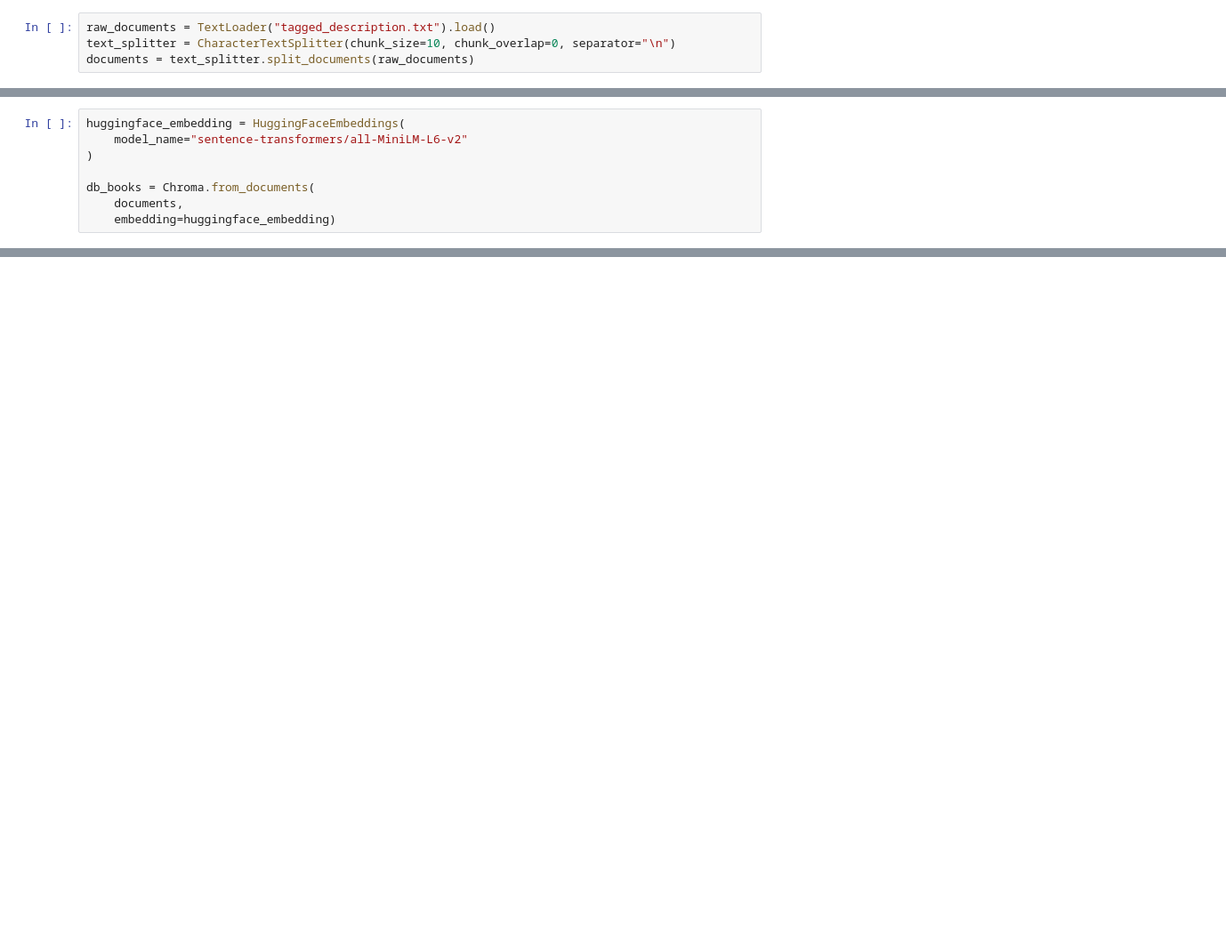
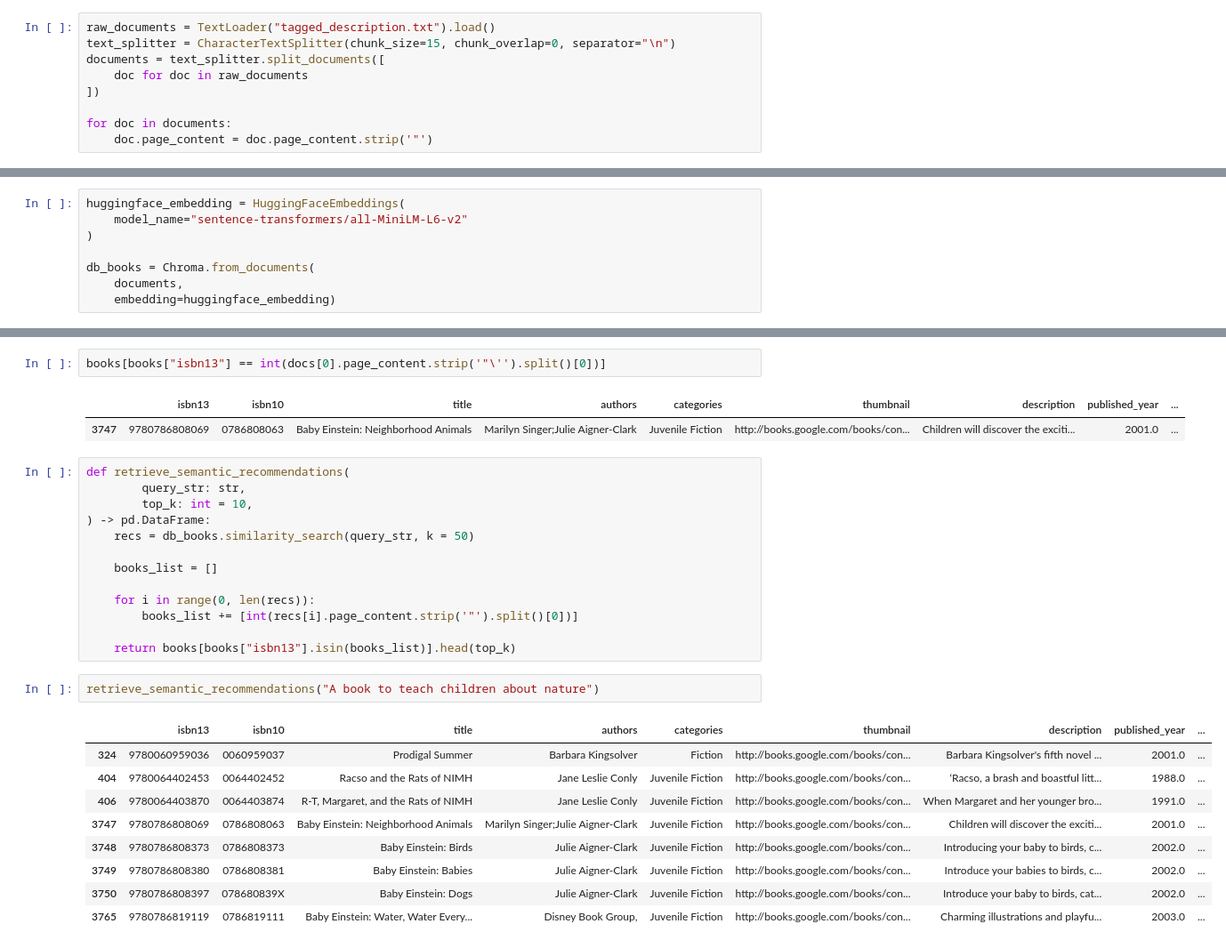
Before and after one commit to settivishal/book-recommender, a Jupyter notebook: vector-search.ipynb, the cells around one changed output, grey strips where cells are left out. Shown at 89% size. Drawn from its saved outputs; the diff is of its cells as text; blank space fills up the shorter version.

Commit message:
retrieve semantic recommendations with query

```diff
--- a/vector-search.ipynb
+++ b/vector-search.ipynb
@@ -52,6 +52,11 @@ books["tagged_description"].to_csv("tagged_description.txt",
                                    header = False)
 # %%
 raw_documents = TextLoader("tagged_description.txt").load()
-text_splitter = CharacterTextSplitter(chunk_size=10, chunk_overlap=0, separator="\n")
-documents = text_splitter.split_documents(raw_documents)
+text_splitter = CharacterTextSplitter(chunk_size=15, chunk_overlap=0, separator="\n")
+documents = text_splitter.split_documents([
+    doc for doc in raw_documents
+])
+
+for doc in documents:
+    doc.page_content = doc.page_content.strip('"')
 # %% [output]
@@ -101,0 +107,30 @@ docs
+# %%
+books[books["isbn13"] == int(docs[0].page_content.strip('"\'').split()[0])]
+# %% [output]
+|  | isbn13 | isbn10 | title | authors | categories | thumbnail | description | published_year | ... |
+| 3747 | 9780786808069 | 0786808063 | Baby Einstein: Neighborhood Animals | Marilyn Singer;Julie Aigner-Clark | Juvenile Fiction | http://books.google.com/books/con... | Children will discover the exciti... | 2001.0 | ... |
+# %%
+def retrieve_semantic_recommendations(
+        query_str: str,
+        top_k: int = 10,
+) -> pd.DataFrame:
+    recs = db_books.similarity_search(query_str, k = 50)
+
+    books_list = []
+
+    for i in range(0, len(recs)):
+        books_list += [int(recs[i].page_content.strip('"').split()[0])]
+
+    return books[books["isbn13"].isin(books_list)].head(top_k)
+# %%
+retrieve_semantic_recommendations("A book to teach children about nature")
+# %% [output]
+|  | isbn13 | isbn10 | title | authors | categories | thumbnail | description | published_year | ... |
+| 324 | 9780060959036 | 0060959037 | Prodigal Summer | Barbara Kingsolver | Fiction | http://books.google.com/books/con... | Barbara Kingsolver's fifth novel ... | 2001.0 | ... |
+| 404 | 9780064402453 | 0064402452 | Racso and the Rats of NIMH | Jane Leslie Conly | Juvenile Fiction | http://books.google.com/books/con... | ‘Racso, a brash and boastful litt... | 1988.0 | ... |
+| 406 | 9780064403870 | 0064403874 | R-T, Margaret, and the Rats of NIMH | Jane Leslie Conly | Juvenile Fiction | http://books.google.com/books/con... | When Margaret and her younger bro... | 1991.0 | ... |
+| 3747 | 9780786808069 | 0786808063 | Baby Einstein: Neighborhood Animals | Marilyn Singer;Julie Aigner-Clark | Juvenile Fiction | http://books.google.com/books/con... | Children will discover the exciti... | 2001.0 | ... |
+| 3748 | 9780786808373 | 0786808373 | Baby Einstein: Birds | Julie Aigner-Clark | Juvenile Fiction | http://books.google.com/books/con... | Introducing your baby to birds, c... | 2002.0 | ... |
+| 3749 | 9780786808380 | 0786808381 | Baby Einstein: Babies | Julie Aigner-Clark | Juvenile Fiction | http://books.google.com/books/con... | Introduce your babies to birds, c... | 2002.0 | ... |
+| 3750 | 9780786808397 | 078680839X | Baby Einstein: Dogs | Julie Aigner-Clark | Juvenile Fiction | http://books.google.com/books/con... | Introduce your baby to birds, cat... | 2002.0 | ... |
+| 3765 | 9780786819119 | 0786819111 | Baby Einstein: Water, Water Every... | Disney Book Group, | Juvenile Fiction | http://books.google.com/books/con... | Charming illustrations and playfu... | 2003.0 | ... |
```
Also changed, not shown: parts of 5 cells of this notebook.
